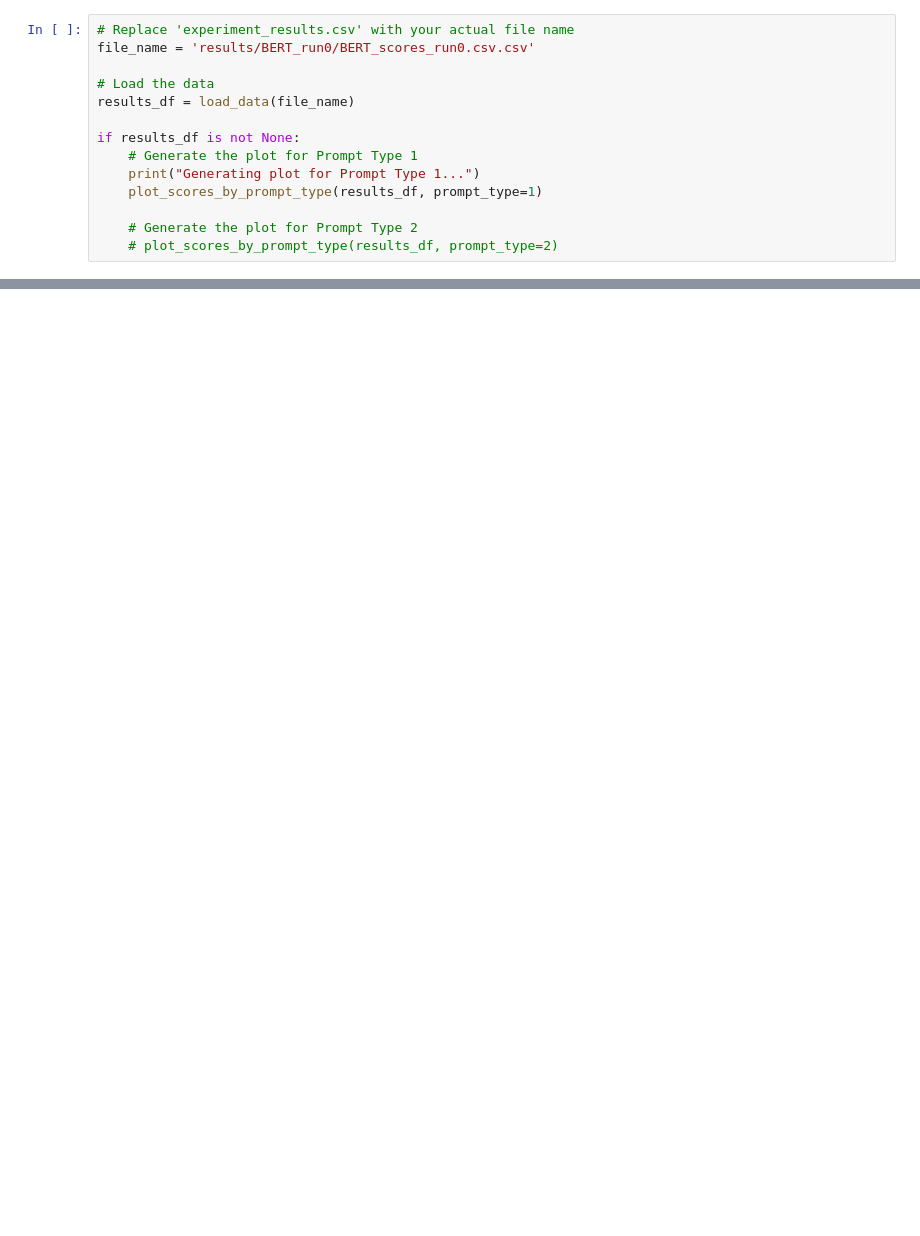
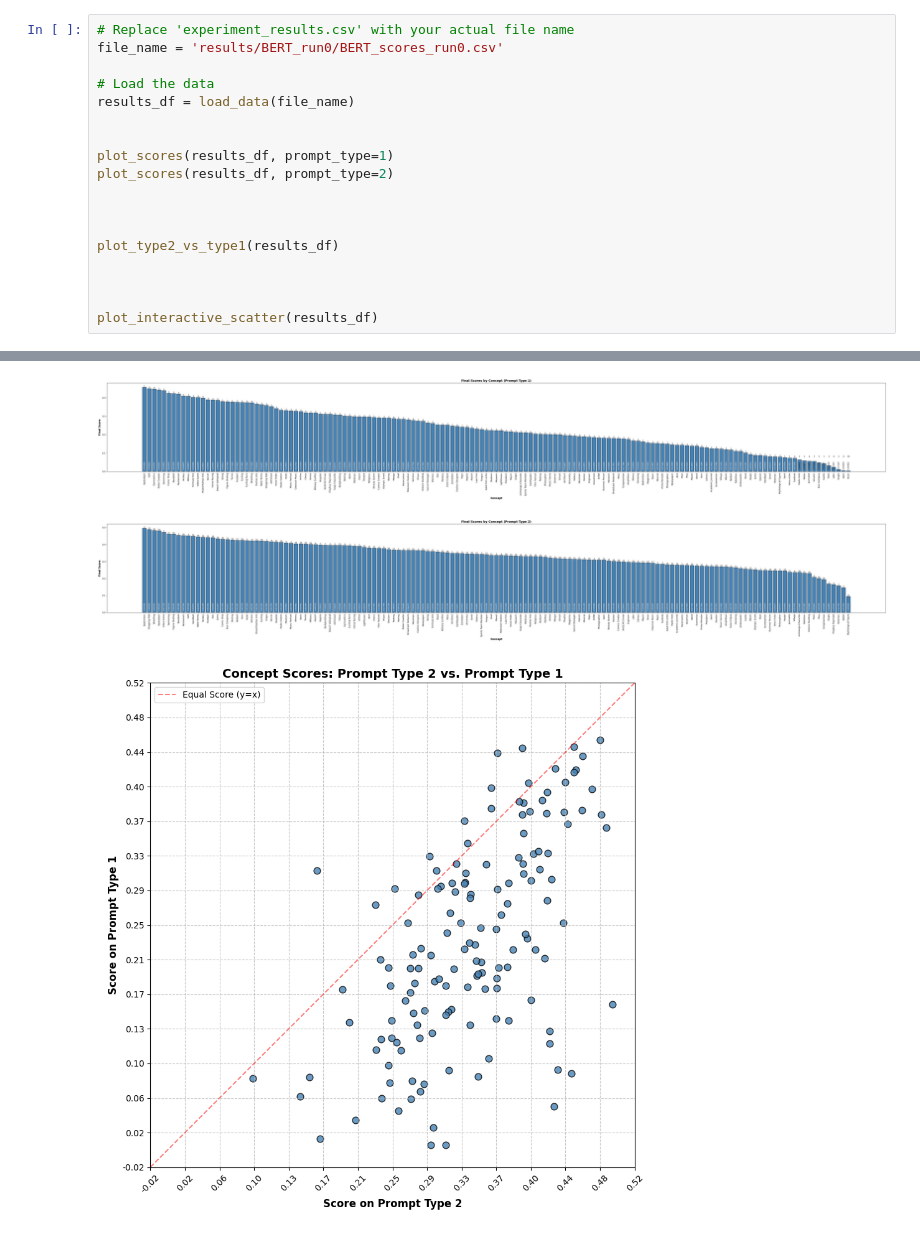
Before and after one commit to thheBaron/NLP-project, a Jupyter notebook: plot_graphs.ipynb, the cells around one changed output, grey strips where cells are left out. Cells and saved outputs as stored; diff of their text form; blank space fills up the shorter version.

Commit message:
additions to plot_graphs

```diff
--- a/plot_graphs.ipynb
+++ b/plot_graphs.ipynb
@@ -67,14 +358,19 @@ def plot_scores_by_prompt_type(df, prompt_type):
 # %%
 # Replace 'experiment_results.csv' with your actual file name
-file_name = 'results/BERT_run0/BERT_scores_run0.csv.csv'
+file_name = 'results/BERT_run0/BERT_scores_run0.csv'
 
 # Load the data
 results_df = load_data(file_name)
 
-if results_df is not None:
-    # Generate the plot for Prompt Type 1
-    print("Generating plot for Prompt Type 1...")
-    plot_scores_by_prompt_type(results_df, prompt_type=1)
 
-    # Generate the plot for Prompt Type 2
-    # plot_scores_by_prompt_type(results_df, prompt_type=2)
+plot_scores(results_df, prompt_type=1)
+plot_scores(results_df, prompt_type=2)
+
+
+
+plot_type2_vs_type1(results_df)
+
+
+
+plot_interactive_scatter(results_df)
+# %% [output]
@@ -80,0 +378,3 @@ if results_df is not None:
+[figure, added]
+[figure, added]
+[figure, added]
```
Also changed, not shown: parts of 9 cells of this notebook.
